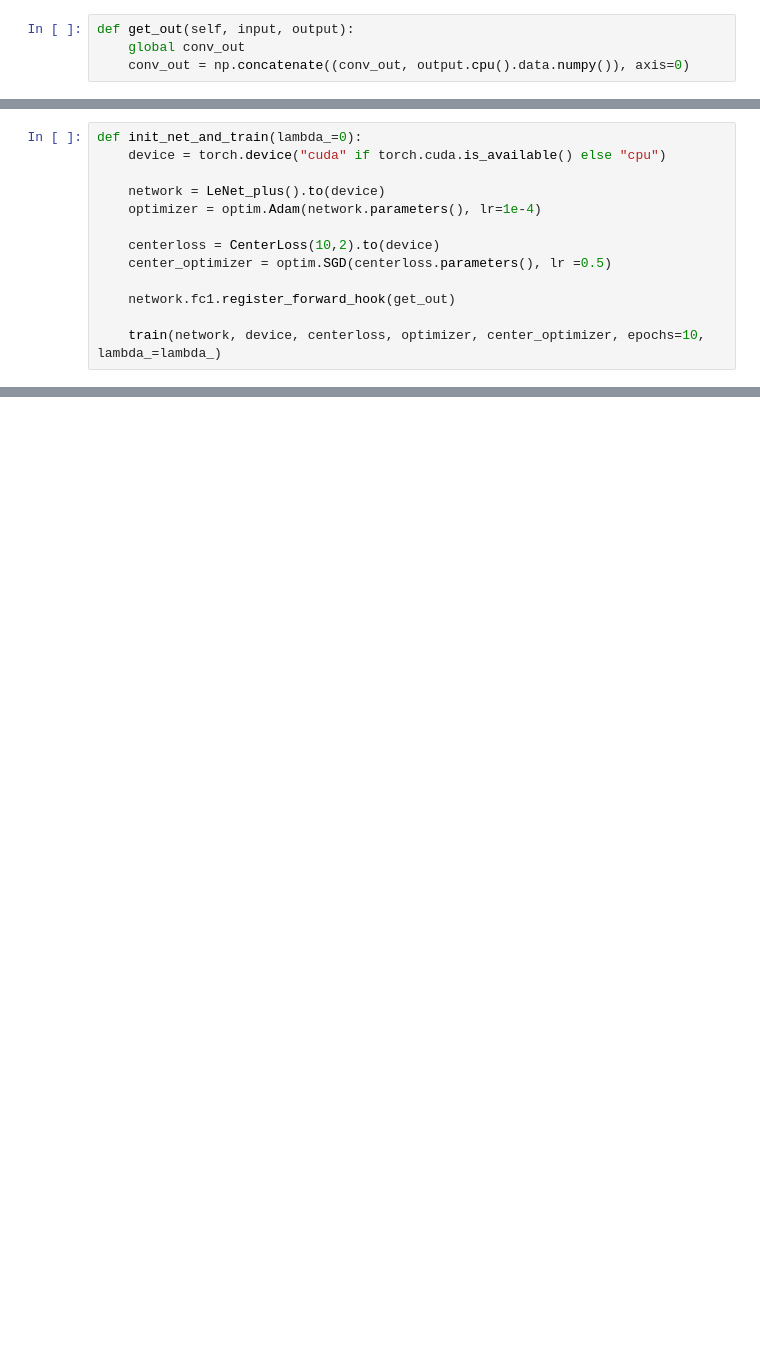
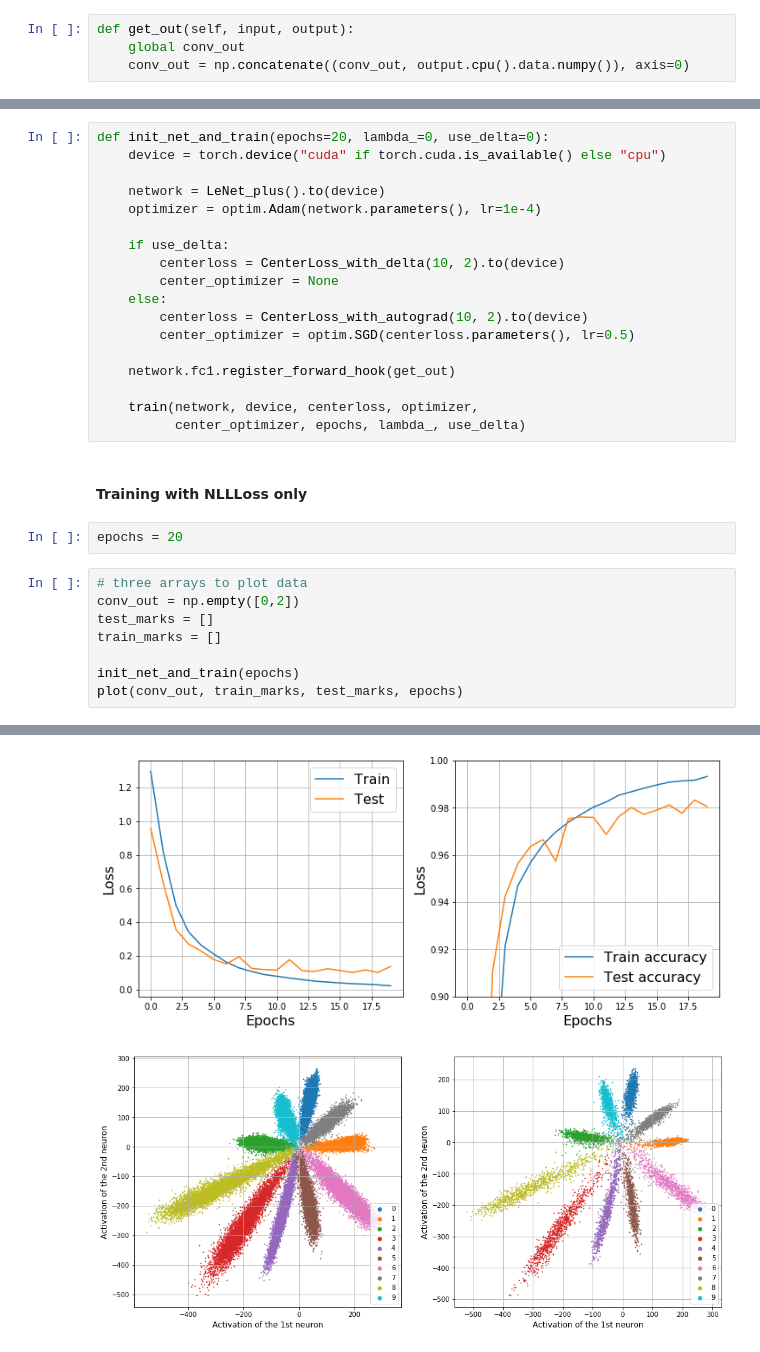
Before and after one commit to IvanMaz/center_loss, a Jupyter notebook: center_loss.ipynb, the cells around one changed output, grey strips where cells are left out. Cells and saved outputs as stored; diff of their text form; blank space fills up the shorter version.

```diff
--- a/center_loss.ipynb
+++ b/center_loss.ipynb
@@ -216,13 +318,31 @@ def get_out(self, input, output):
 # %%
-def init_net_and_train(lambda_=0):
+def init_net_and_train(epochs=20, lambda_=0, use_delta=0):
     device = torch.device("cuda" if torch.cuda.is_available() else "cpu")
 
     network = LeNet_plus().to(device)
     optimizer = optim.Adam(network.parameters(), lr=1e-4)
 
-    centerloss = CenterLoss(10,2).to(device)
-    center_optimizer = optim.SGD(centerloss.parameters(), lr =0.5)
+    if use_delta:
+        centerloss = CenterLoss_with_delta(10, 2).to(device)
+        center_optimizer = None
+    else:
+        centerloss = CenterLoss_with_autograd(10, 2).to(device)
+        center_optimizer = optim.SGD(centerloss.parameters(), lr=0.5)
 
     network.fc1.register_forward_hook(get_out)
 
-    train(network, device, centerloss, optimizer, center_optimizer, epochs=10, lambda_=lambda_)
+    train(network, device, centerloss, optimizer,
+          center_optimizer, epochs, lambda_, use_delta)
+# %% [markdown]
+#### Training with NLLLoss only
+# %%
+epochs = 20
+# %%
+# three arrays to plot data
+conv_out = np.empty([0,2])
+test_marks = []
+train_marks = []
+
+init_net_and_train(epochs)
+plot(conv_out, train_marks, test_marks, epochs)
+# %% [output]
@@ -228,0 +367,2 @@ def init_net_and_train(lambda_=0):
+[figure, added]
+[figure, added]
```
Also changed, not shown: parts of 26 cells of this notebook.
